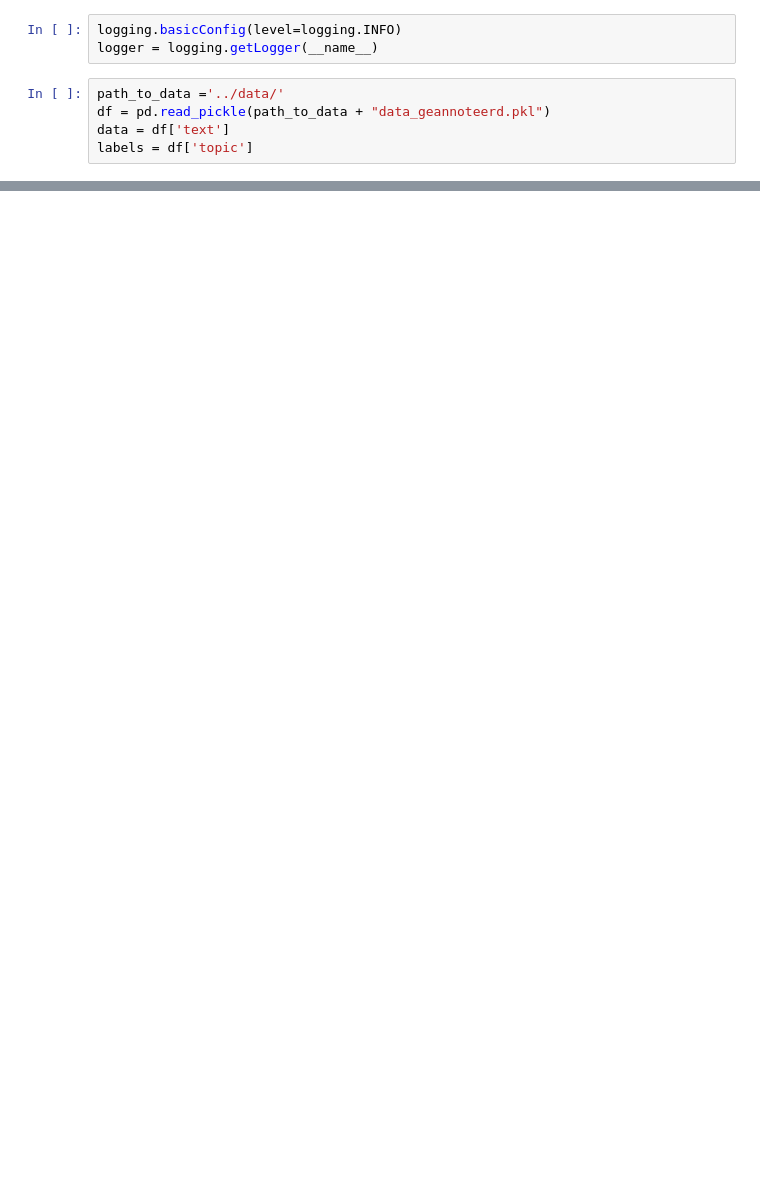
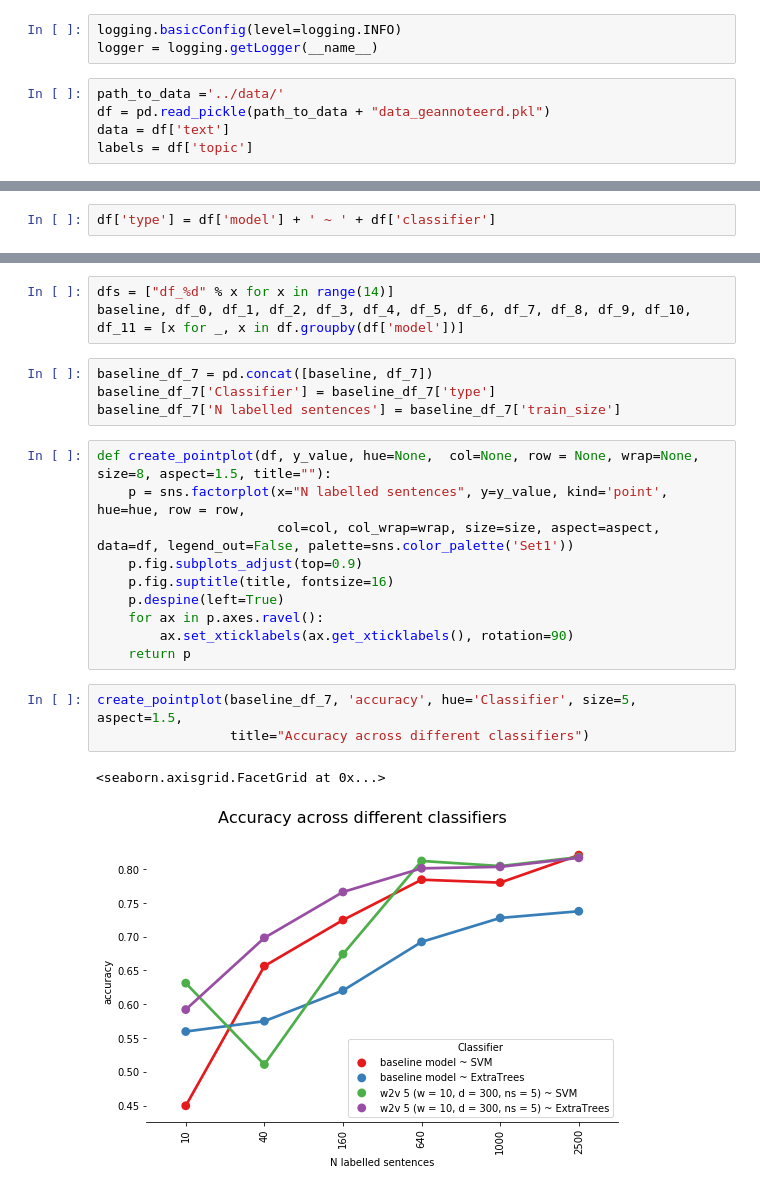
Before and after one commit to annekroon/AEM, a Jupyter notebook: notebooks/SGD_ET.ipynb, the cells around one changed output, grey strips where cells are left out. Saved outputs shown, nothing was run; the diff lists cells and outputs as text; blank space fills up the shorter version.

Commit message:
training models on different sample sizes

```diff
--- a/notebooks/SGD_ET.ipynb
+++ b/notebooks/SGD_ET.ipynb
@@ -242 +346,3 @@ Created dataframe
+# %%
+df['type'] = df['model'] + ' ~ ' + df['classifier']
 # %%
@@ -261,0 +409,23 @@ df
+# %%
+dfs = ["df_%d" % x for x in range(14)]
+baseline, df_0, df_1, df_2, df_3, df_4, df_5, df_6, df_7, df_8, df_9, df_10, df_11 = [x for _, x in df.groupby(df['model'])]
+# %%
+baseline_df_7 = pd.concat([baseline, df_7])
+baseline_df_7['Classifier'] = baseline_df_7['type']
+baseline_df_7['N labelled sentences'] = baseline_df_7['train_size']
+# %%
+def create_pointplot(df, y_value, hue=None,  col=None, row = None, wrap=None, size=8, aspect=1.5, title=""):
+    p = sns.factorplot(x="N labelled sentences", y=y_value, kind='point',  hue=hue, row = row,
+                       col=col, col_wrap=wrap, size=size, aspect=aspect, data=df, legend_out=False, palette=sns.color_palette('Set1'))
+    p.fig.subplots_adjust(top=0.9)
+    p.fig.suptitle(title, fontsize=16)
+    p.despine(left=True)
+    for ax in p.axes.ravel():
+        ax.set_xticklabels(ax.get_xticklabels(), rotation=90)
+    return p
+# %%
+create_pointplot(baseline_df_7, 'accuracy', hue='Classifier', size=5, aspect=1.5,
+                 title="Accuracy across different classifiers")
+# %% [output]
+<seaborn.axisgrid.FacetGrid at 0x...>
+[figure, added]
```
Also changed, not shown: parts of 14 cells of this notebook.
